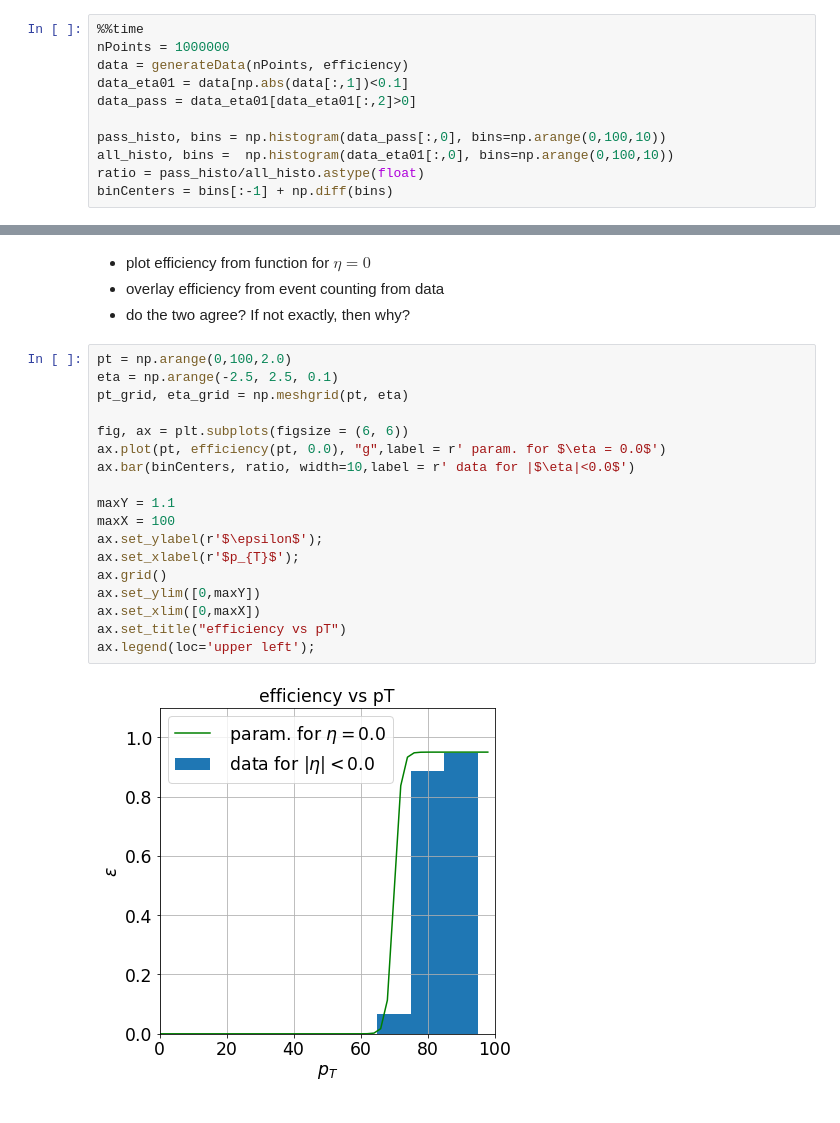
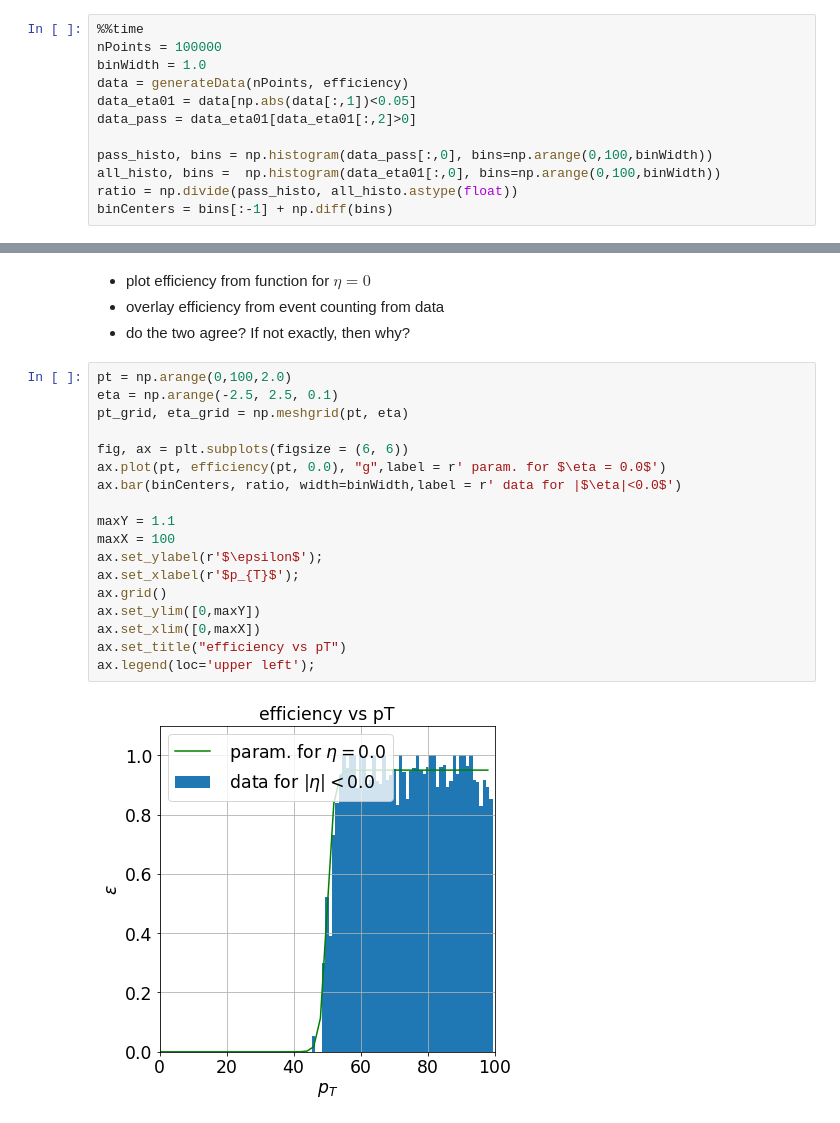
Before and after one commit to draczew23/Modern_Particle_Physics_Experiments, a Jupyter notebook: 02_Monte_Carlo_methods.ipynb, the cells around one changed output, grey strips where cells are left out. Drawn from its saved outputs; the diff is of its cells as text.

````diff
--- a/02_Monte_Carlo_methods.ipynb
+++ b/02_Monte_Carlo_methods.ipynb
@@ -229,13 +229,14 @@ def generateData(nPoints, efficiency):
 * for getting the bin centers use ```np.diff```
 # %%
 %%time
-nPoints = 1000000
+nPoints = 100000
+binWidth = 1.0
 data = generateData(nPoints, efficiency)
-data_eta01 = data[np.abs(data[:,1])<0.1]
+data_eta01 = data[np.abs(data[:,1])<0.05]
 data_pass = data_eta01[data_eta01[:,2]>0]
 
-pass_histo, bins = np.histogram(data_pass[:,0], bins=np.arange(0,100,10))
-all_histo, bins =  np.histogram(data_eta01[:,0], bins=np.arange(0,100,10))
-ratio = pass_histo/all_histo.astype(float)
+pass_histo, bins = np.histogram(data_pass[:,0], bins=np.arange(0,100,binWidth))
+all_histo, bins =  np.histogram(data_eta01[:,0], bins=np.arange(0,100,binWidth))
+ratio = np.divide(pass_histo, all_histo.astype(float))
 binCenters = bins[:-1] + np.diff(bins)
 # %% [output]
@@ -248,20 +249,20 @@ Wall time: 98.1 ms
 # %%
 pt = np.arange(0,100,2.0)
 eta = np.arange(-2.5, 2.5, 0.1)
 pt_grid, eta_grid = np.meshgrid(pt, eta)
 
 fig, ax = plt.subplots(figsize = (6, 6))
 ax.plot(pt, efficiency(pt, 0.0), "g",label = r' param. for $\eta = 0.0$')
-ax.bar(binCenters, ratio, width=10,label = r' data for |$\eta|<0.0$')
+ax.bar(binCenters, ratio, width=binWidth,label = r' data for |$\eta|<0.0$')
 
 maxY = 1.1
 maxX = 100
 ax.set_ylabel(r'$\epsilon$');
 ax.set_xlabel(r'$p_{T}$');
 ax.grid()
 ax.set_ylim([0,maxY])
 ax.set_xlim([0,maxX])
 ax.set_title("efficiency vs pT")
 ax.legend(loc='upper left');
 # %% [output]
-[figure, old version]
+[figure, new version]
````
Also changed, not shown: parts of 5 cells of this notebook, 1 other file.
